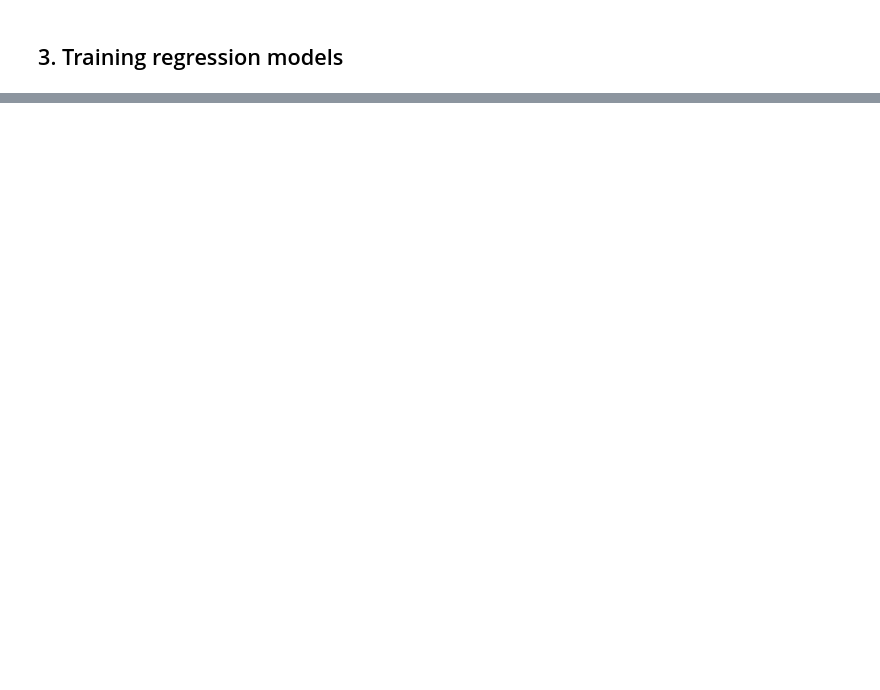
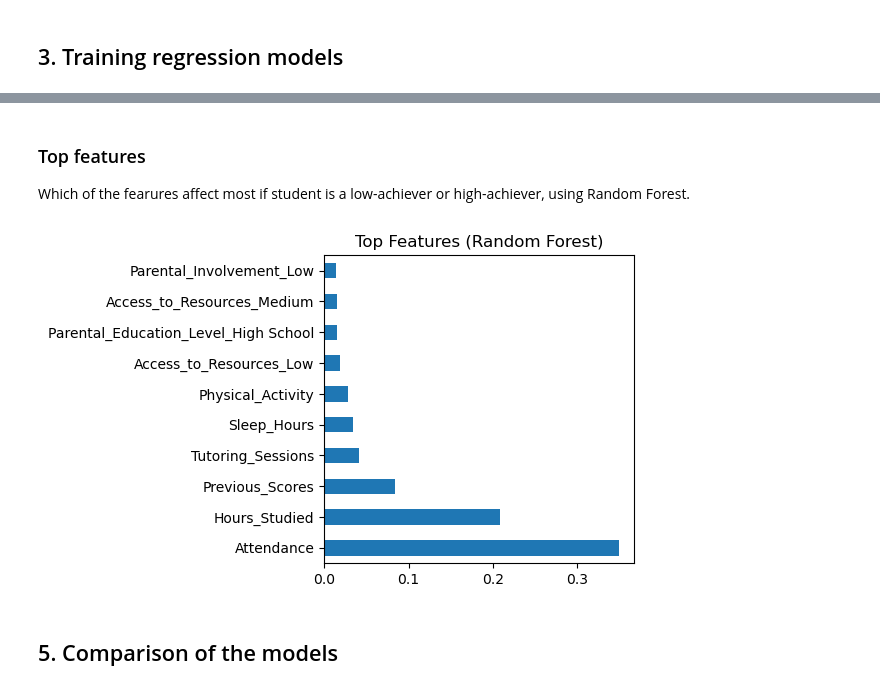
Before and after one commit to liisnele/IDS2025-performace-factors, a Jupyter notebook: StudentPerformance.ipynb, the cells around one changed output, grey strips where cells are left out. Saved outputs shown, nothing was run; the diff lists cells and outputs as text; code cells hidden in the pictures; blank space fills up the shorter version.

Commit message:
Classification models

```diff
--- a/StudentPerformance.ipynb
+++ b/StudentPerformance.ipynb
@@ -186,2 +192,6 @@ print("Max grade after changes:", data["Exam_Score"].max())
 Max grade after changes: 100
+# %%
+for col in data.select_dtypes(include="object").columns:
+    if set(data[col].unique()) == {"Yes", "No"} or set(data[col].unique()) == {"No", "Yes"}:
+        data[col] = data[col].map({"No": 0, "Yes": 1})
 # %%
@@ -238,10 +236,10 @@ Name: Exam_Score, dtype: float64
 # %%
-data_dummies = pd.get_dummies(data, drop_first=True)
+data_dum = pd.get_dummies(data, drop_first=True)
 
-X = data_dummies.drop(columns=["Exam_Score"])
-y = data_dummies["Exam_Score"]
+X = data_dum.drop(columns=["Exam_Score"])
+y = data_dum["Exam_Score"]
 
-X_train, X_test, y_train, y_test = train_test_split(X, y, test_size=0.2, random_state=5)
+X_train, X_test, y_train, y_test = train_test_split(X, y, test_size=0.3, random_state=5) # for regression models
 # %% [markdown]
 ## 3. Training regression models
 # %%
@@ -295,0 +307,4 @@ R2 0.5829249313115275
+# %%
+y = data["Label"]
+X = data_dum.drop(columns=["Exam_Score", "Label"])
+X.head()
@@ -295,0 +402,12 @@ R2 0.5829249313115275
+# %% [markdown]
+### Top features
+Which of the fearures affect most if student is a low-achiever or high-achiever, using Random Forest.
+# %%
+importance = pd.Series(rf.feature_importances_, index=X.columns)
+importance.sort_values(ascending=False).head(10).plot(kind="barh", figsize=(4,4))
+plt.title("Top Features (Random Forest)")
+plt.show()
+# %% [output]
+[figure, added]
+# %% [markdown]
+## 5. Comparison of the models
```
Also changed, not shown: parts of 27 cells of this notebook.
